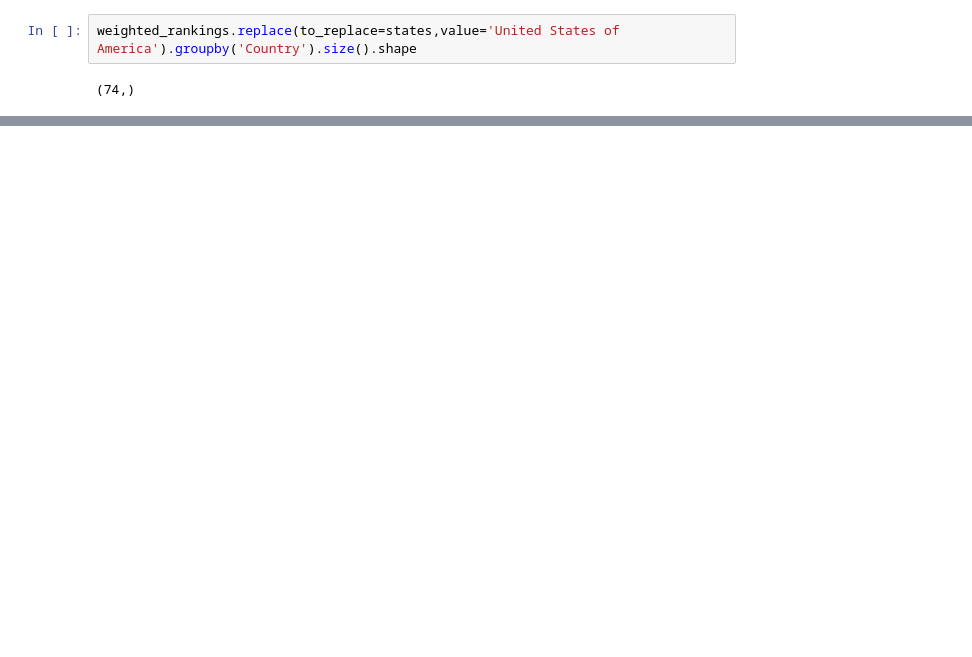
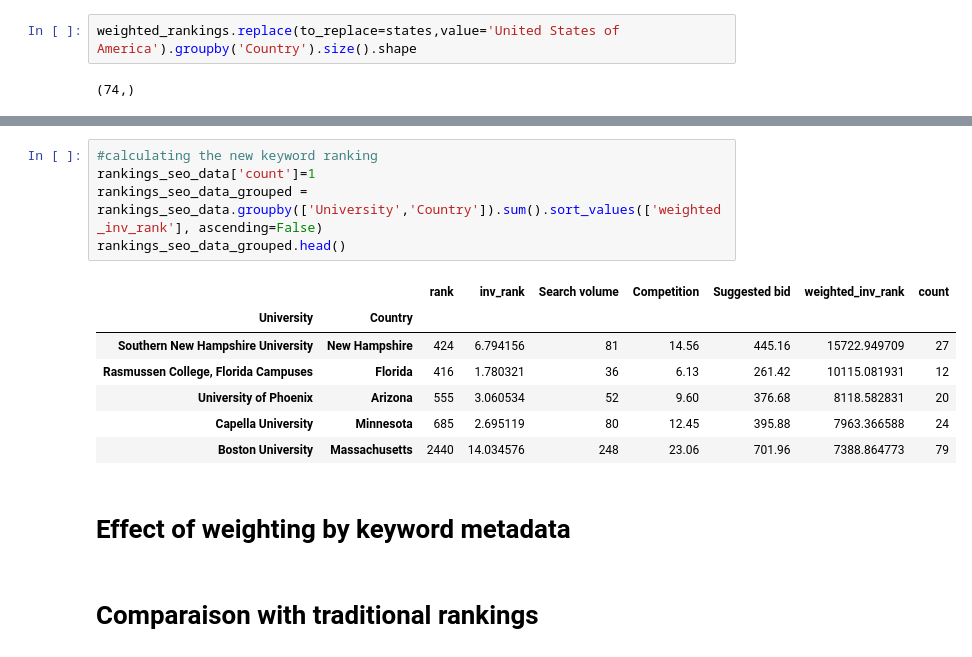
Before and after one commit to fearnleymartin/world-university-rankings, a Jupyter notebook: keywords/rankfalcon_exports/data_exploration.ipynb, the cells around one changed output, grey strips where cells are left out. Cells and saved outputs as stored; diff of their text form; blank space fills up the shorter version.

```diff
--- a/keywords/rankfalcon_exports/data_exploration.ipynb
+++ b/keywords/rankfalcon_exports/data_exploration.ipynb
@@ -162,0 +238,17 @@ Up to here, all the queries have been made in English, so it's not surprising th
+# %%
+#calculating the new keyword ranking
+rankings_seo_data['count']=1
+rankings_seo_data_grouped = rankings_seo_data.groupby(['University','Country']).sum().sort_values(['weighted_inv_rank'], ascending=False)
+rankings_seo_data_grouped.head()
+# %% [output]
+|  |  | rank | inv_rank | Search volume | Competition | Suggested bid | weighted_inv_rank | count |
+| University | Country |  |  |  |  |  |  |  |
+| Southern New Hampshire University | New Hampshire | 424 | 6.794156 | 81 | 14.56 | 445.16 | 15722.949709 | 27 |
+| Rasmussen College, Florida Campuses | Florida | 416 | 1.780321 | 36 | 6.13 | 261.42 | 10115.081931 | 12 |
+| University of Phoenix | Arizona | 555 | 3.060534 | 52 | 9.60 | 376.68 | 8118.582831 | 20 |
+| Capella University | Minnesota | 685 | 2.695119 | 80 | 12.45 | 395.88 | 7963.366588 | 24 |
+| Boston University | Massachusetts | 2440 | 14.034576 | 248 | 23.06 | 701.96 | 7388.864773 | 79 |
+# %% [markdown]
+# Effect of weighting by keyword metadata
+# %% [markdown]
+# Comparaison with traditional rankings
```
Also changed, not shown: parts of 30 cells of this notebook, 1 other file.
